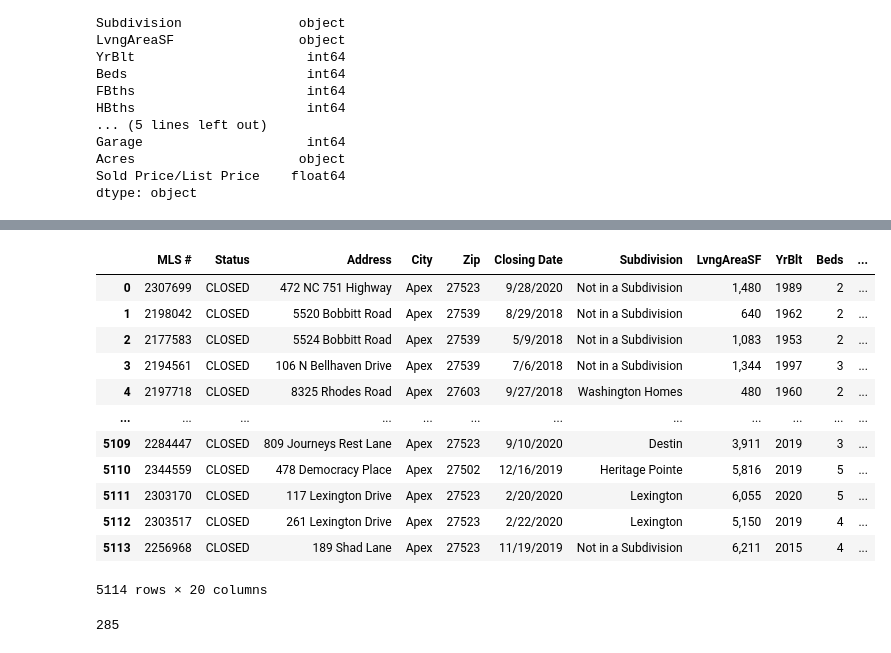
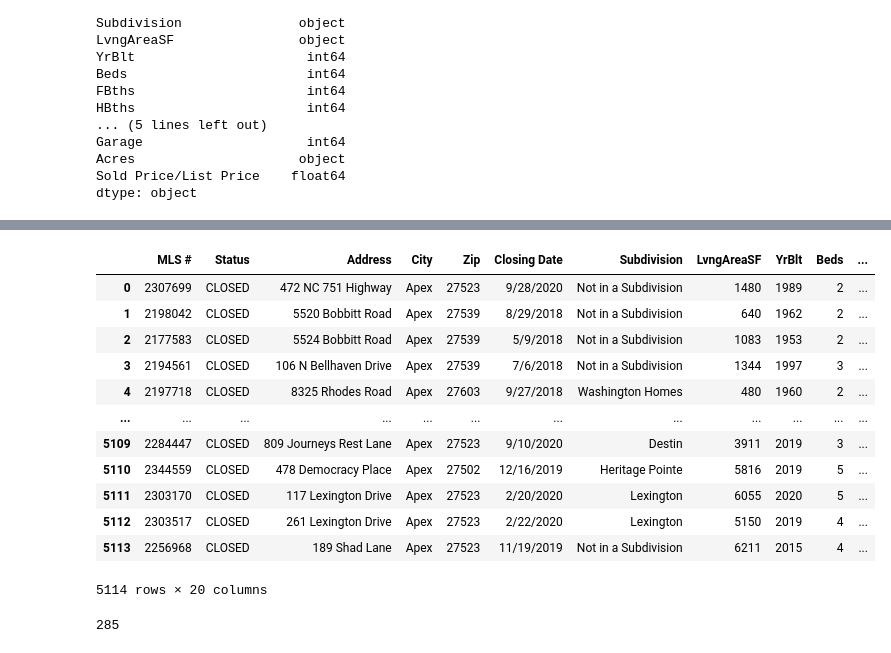
Before and after one commit to taftap8/apex_real_estate, a Jupyter notebook: Apex_RE.ipynb, the cells around one changed output, grey strips where cells are left out. Saved outputs shown, nothing was run; the diff lists cells and outputs as text; code cells hidden in the pictures.

```diff
--- a/Apex_RE.ipynb
+++ b/Apex_RE.ipynb
@@ -108,28 +110,29 @@ townhomes_df.head()
 # %%
 homes_df = homes_data.copy()
 homes_df = homes_df.rename(columns={"Sold Price": "SoldPrice"})
 homes_df = homes_df.rename(columns={"List Price": "ListPrice"})
 
 #remove $
 homes_df['SoldPrice'] = homes_df.SoldPrice.str.lstrip('$')
 homes_df['ListPrice'] = homes_df.ListPrice.str.lstrip('$')
 #remove comma
 homes_df['SoldPrice'] = homes_df['SoldPrice'].str.replace(',', '').astype(float)
 homes_df['ListPrice'] = homes_df['ListPrice'].str.replace(',', '').astype(float)
+homes_df['LvngAreaSF'] = homes_df['LvngAreaSF'].str.replace(',', '').astype(int)
 homes_df
 # %% [output]
 |  | MLS # | Status | Address | City | Zip | Closing Date | Subdivision | LvngAreaSF | YrBlt | Beds | ... |
-| 0 | 2307699 | CLOSED | 472 NC 751 Highway | Apex | 27523 | 9/28/2020 | Not in a Subdivision | 1,480 | 1989 | 2 | ... |
+| 0 | 2307699 | CLOSED | 472 NC 751 Highway | Apex | 27523 | 9/28/2020 | Not in a Subdivision | 1480 | 1989 | 2 | ... |
 | 1 | 2198042 | CLOSED | 5520 Bobbitt Road | Apex | 27539 | 8/29/2018 | Not in a Subdivision | 640 | 1962 | 2 | ... |
-| 2 | 2177583 | CLOSED | 5524 Bobbitt Road | Apex | 27539 | 5/9/2018 | Not in a Subdivision | 1,083 | 1953 | 2 | ... |
-| 3 | 2194561 | CLOSED | 106 N Bellhaven Drive | Apex | 27539 | 7/6/2018 | Not in a Subdivision | 1,344 | 1997 | 3 | ... |
+| 2 | 2177583 | CLOSED | 5524 Bobbitt Road | Apex | 27539 | 5/9/2018 | Not in a Subdivision | 1083 | 1953 | 2 | ... |
+| 3 | 2194561 | CLOSED | 106 N Bellhaven Drive | Apex | 27539 | 7/6/2018 | Not in a Subdivision | 1344 | 1997 | 3 | ... |
 | 4 | 2197718 | CLOSED | 8325 Rhodes Road | Apex | 27603 | 9/27/2018 | Washington Homes | 480 | 1960 | 2 | ... |
 | ... | ... | ... | ... | ... | ... | ... | ... | ... | ... | ... | ... |
-| 5109 | 2284447 | CLOSED | 809 Journeys Rest Lane | Apex | 27523 | 9/10/2020 | Destin | 3,911 | 2019 | 3 | ... |
-| 5110 | 2344559 | CLOSED | 478 Democracy Place | Apex | 27502 | 12/16/2019 | Heritage Pointe | 5,816 | 2019 | 5 | ... |
-| 5111 | 2303170 | CLOSED | 117 Lexington Drive | Apex | 27523 | 2/20/2020 | Lexington | 6,055 | 2020 | 5 | ... |
-| 5112 | 2303517 | CLOSED | 261 Lexington Drive | Apex | 27523 | 2/22/2020 | Lexington | 5,150 | 2019 | 4 | ... |
-| 5113 | 2256968 | CLOSED | 189 Shad Lane | Apex | 27523 | 11/19/2019 | Not in a Subdivision | 6,211 | 2015 | 4 | ... |
+| 5109 | 2284447 | CLOSED | 809 Journeys Rest Lane | Apex | 27523 | 9/10/2020 | Destin | 3911 | 2019 | 3 | ... |
+| 5110 | 2344559 | CLOSED | 478 Democracy Place | Apex | 27502 | 12/16/2019 | Heritage Pointe | 5816 | 2019 | 5 | ... |
+| 5111 | 2303170 | CLOSED | 117 Lexington Drive | Apex | 27523 | 2/20/2020 | Lexington | 6055 | 2020 | 5 | ... |
+| 5112 | 2303517 | CLOSED | 261 Lexington Drive | Apex | 27523 | 2/22/2020 | Lexington | 5150 | 2019 | 4 | ... |
+| 5113 | 2256968 | CLOSED | 189 Shad Lane | Apex | 27523 | 11/19/2019 | Not in a Subdivision | 6211 | 2015 | 4 | ... |
 5114 rows × 20 columns
 # %%
 homes_df["Subdivision"].nunique()
```
Also changed, not shown: parts of 18 cells of this notebook.
